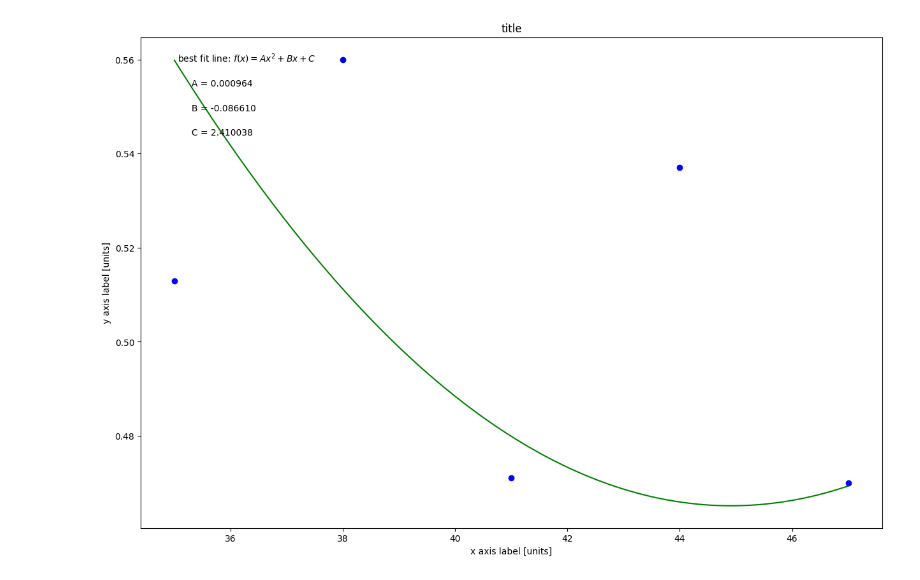
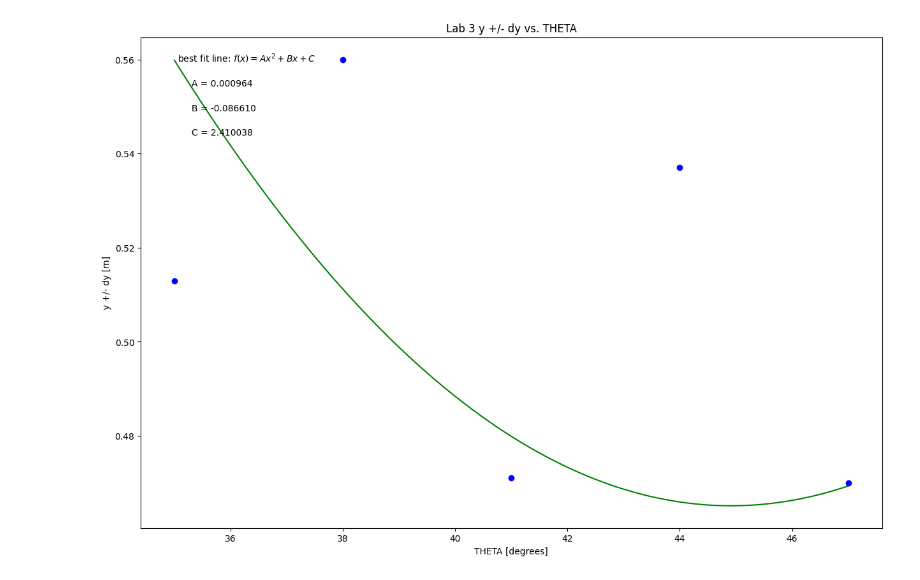
Before and after one commit to BeccaJaquith/PHSX-216-Lab, a Jupyter notebook: PHSX_216_Lab_3_Rebecca_Jaquith.ipynb, the cells around one changed output. Drawn from its saved outputs; the diff is of its cells as text; code cells hidden in the pictures.

```diff
--- a/PHSX_216_Lab_3_Rebecca_Jaquith.ipynb
+++ b/PHSX_216_Lab_3_Rebecca_Jaquith.ipynb
@@ -31,9 +31,9 @@ dy = d_average_y        #this should be your error in y array
 
 #UPDATE EACH OF THESE 3 STRINGS FOR YOUR PLOT LABELS AS YOU WANT THEM TO APPEAR
 
-plot_title= 'title'                                                                #                 <-----
-x_label= 'x axis label [units]'                                                    #                 <-----
-y_label= 'y axis label [units]'                                                    #                 <-----
+plot_title= 'Lab 3 y +/- dy vs. THETA'                                                                #                 <-----
+x_label= 'THETA [degrees]'                                                    #                 <-----
+y_label= 'y +/- dy [m]'                                                    #                 <-----
 
 #-----------------------------------------------------------------------#
 #-----DON'T NEED TO CHANGE ANYTHING BEYOND THIS POINT!!!-----
@@ -42,31 +42,31 @@ y_label= 'y axis label [units]'
 #size the plot
 plt.figure(figsize=(15,10))
 
 #create scatter plot
 plt.scatter(x, y, color='blue', marker='o')
 
 #create labels
 plt.xlabel(x_label)
 plt.ylabel(y_label)
 plt.title(plot_title)
 
 #fitting to a 2nd degree polynomial
 c,b,a=np.polynomial.polynomial.polyfit(x,y,2,w=dy)
 
 #Annotate with values of A, B, C from best fit polynomial
 plt.annotate('best fit line: $f(x)=Ax^2+Bx+C$',(0.05, 0.95), xycoords='axes fraction')
 
 plt.annotate('     A = {:.6f}'.format(a),(0.05, 0.9), xycoords='axes fraction')
 
 plt.annotate('     B = {:.6f}'.format(b),(0.05, 0.85), xycoords='axes fraction')
 
 plt.annotate('     C = {:.6f}'.format(c),(0.05, 0.8), xycoords='axes fraction')
 
 #Create fit line
 xnew = np.linspace(x.min(), x.max(), 300)
 fit = a*xnew**2 + b*xnew +c
 
 plt.plot(xnew, fit, color='green')
 plt.show()
 # %% [output]
-[figure, old version]
+[figure, new version]
```
